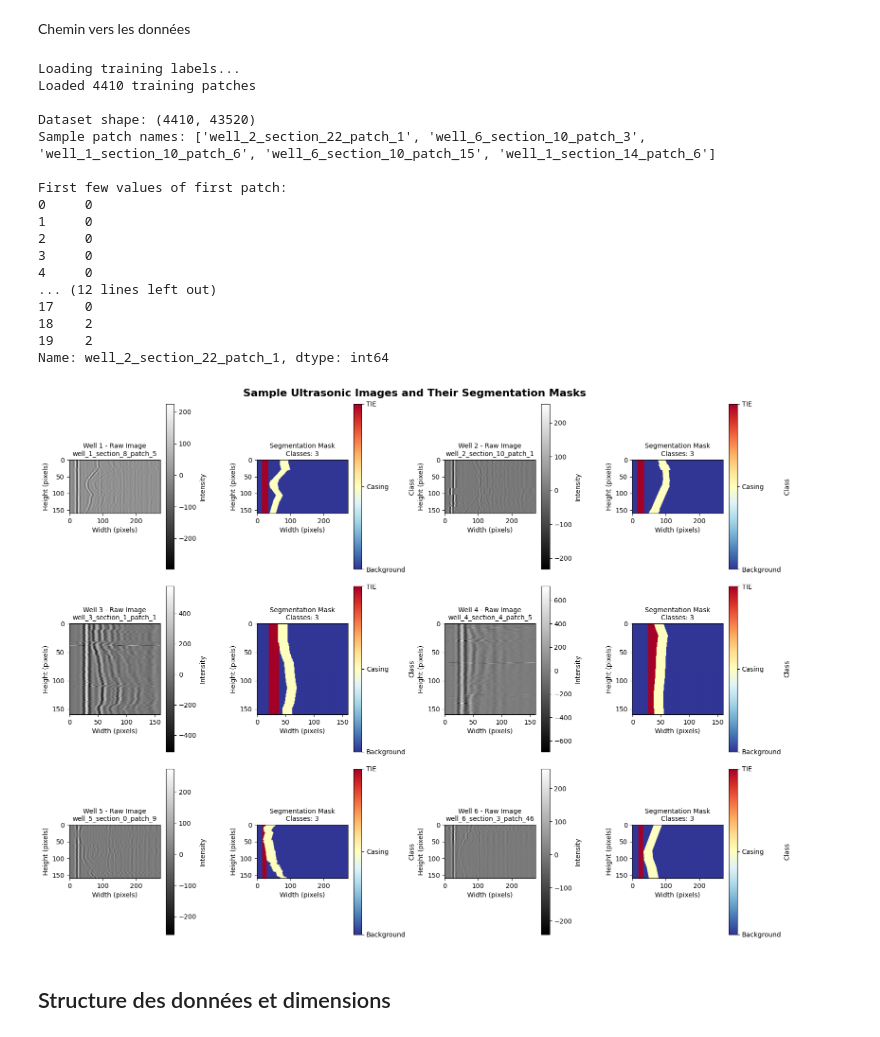
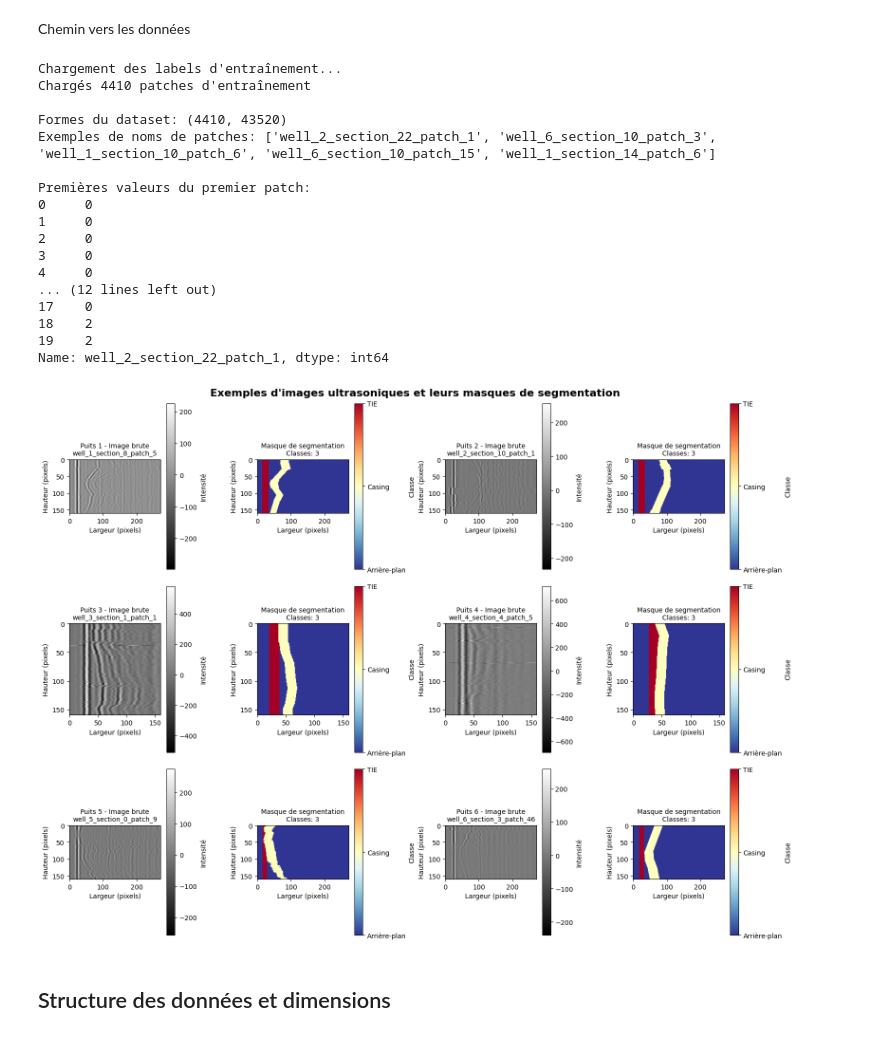
Before and after one commit to victorcamps70/deep-datachallenge, a Jupyter notebook: presentation.ipynb, the cells around one changed output. Cells and saved outputs as stored; diff of their text form; code cells hidden in the pictures.

```diff
--- a/presentation.ipynb
+++ b/presentation.ipynb
@@ -21,22 +25,22 @@ x_train_dir = data_dir / 'x_train_images'
 x_test_dir = data_dir / 'x_test_images'
 y_train_file = data_dir / 'y_train_labels' / 'Y_train_T9NrBYo.csv'
 # %%
-# Load training labels from CSV
-print("Loading training labels...")
+# Charger les labels d'entraînement depuis le CSV
+print("Chargement des labels d'entraînement...")
 y_train = pd.read_csv(y_train_file, index_col=0)
-print(f"Loaded {len(y_train)} training patches")
-print(f"\nDataset shape: {y_train.shape}")
-print(f"Sample patch names: {list(y_train.index[:5])}")
-print(f"\nFirst few values of first patch:")
+print(f"Chargés {len(y_train)} patches d'entraînement")
+print(f"\nFormes du dataset: {y_train.shape}")
+print(f"Exemples de noms de patches: {list(y_train.index[:5])}")
+print(f"\nPremières valeurs du premier patch:")
 print(y_train.iloc[0, :20])
 # %% [output]
-Loading training labels...
-Loaded 4410 training patches
+Chargement des labels d'entraînement...
+Chargés 4410 patches d'entraînement
 
-Dataset shape: (4410, 43520)
-Sample patch names: ['well_2_section_22_patch_1', 'well_6_section_10_patch_3', 'well_1_section_10_patch_6', 'well_6_section_10_patch_15', 'well_1_section_14_patch_6']
+Formes du dataset: (4410, 43520)
+Exemples de noms de patches: ['well_2_section_22_patch_1', 'well_6_section_10_patch_3', 'well_1_section_10_patch_6', 'well_6_section_10_patch_15', 'well_1_section_14_patch_6']
 
-First few values of first patch:
+Premières valeurs du premier patch:
 0     0
 1     0
 2     0
@@ -48,59 +52,59 @@ First few values of first patch:
 19    2
 Name: well_2_section_22_patch_1, dtype: int64
 # %%
-# Visualize samples from different wells
+# Visualiser des échantillons de différents puits
 fig, axes = plt.subplots(3, 4, figsize=(16, 12))
-fig.suptitle('Sample Ultrasonic Images and Their Segmentation Masks', fontsize=16, fontweight='bold')
+fig.suptitle('Exemples d\'images ultrasoniques et leurs masques de segmentation', fontsize=16, fontweight='bold')
 
 well_samples = ['1', '2', '3', '4', '5', '6']
 sample_count = 0
 
 for well in well_samples:
-    # Get patches from this well
+    # Récupérer les patches de ce puits
     well_patches = [p for p in y_train.index if f'well_{well}_' in p]
 
     if well_patches and sample_count < 6:
-        # Sample middle patch from well
+        # Échantillonner le patch du milieu du puits
         sample_idx = len(well_patches) // 2
         patch_name = well_patches[sample_idx]
 
-        # Load image
+        # Charger l'image
         image_path = x_train_dir / f"{patch_name}.npy"
         image = np.load(image_path)
 
-        # Load label
+        # Charger le label
         label_values = np.array([v for v in y_train.loc[patch_name] if v != -1])
         label = label_values.reshape(160, -1)
 
-        # Plot image
+        # Tracer l'image
         row = sample_count // 2
         col = (sample_count % 2) * 2
 
         if row < 3:
-            # Raw image
+            # Image brute
             ax1 = axes[row, col]
             im1 = ax1.imshow(image, cmap='gray')
-            ax1.set_title(f'Well {well} - Raw Image\n{patch_name}', fontsize=10)
-            ax1.set_xlabel('Width (pixels)')
-            ax1.set_ylabel('Height (pixels)')
-            plt.colorbar(im1, ax=ax1, label='Intensity')
+            ax1.set_title(f'Puits {well} - Image brute\n{patch_name}', fontsize=10)
+            ax1.set_xlabel('Largeur (pixels)')
+            ax1.set_ylabel('Hauteur (pixels)')
+            plt.colorbar(im1, ax=ax1, label='Intensité')
 
-            # Segmentation mask
+            # Masque de segmentation
             ax2 = axes[row, col+1]
             im2 = ax2.imshow(label, cmap='RdYlBu_r', vmin=0, vmax=2)
-            ax2.set_title(f'Segmentation Mask\nClasses: {len(np.unique(label))}', fontsize=10)
-            ax2.set_xlabel('Width (pixels)')
-            ax2.set_ylabel('Height (pixels)')
-            cbar = plt.colorbar(im2, ax=ax2, label='Class')
+            ax2.set_title(f'Masque de segmentation\nClasses: {len(np.unique(label))}', fontsize=10)
+            ax2.set_xlabel('Largeur (pixels)')
+            ax2.set_ylabel('Hauteur (pixels)')
+            cbar = plt.colorbar(im2, ax=ax2, label='Classe')
             cbar.set_ticks([0, 1, 2])
-            cbar.set_ticklabels(['Background', 'Casing', 'TIE'])
+            cbar.set_ticklabels(['Arrière-plan', 'Casing', 'TIE'])
 
             sample_count += 1
 
 plt.tight_layout()
 plt.show()
 # %% [output]
-[figure, old version]
+[figure, new version]
 # %% [markdown]
 ## Structure des données et dimensions
 # %%
```
Also changed, not shown: parts of 17 cells of this notebook, 1 other file.
